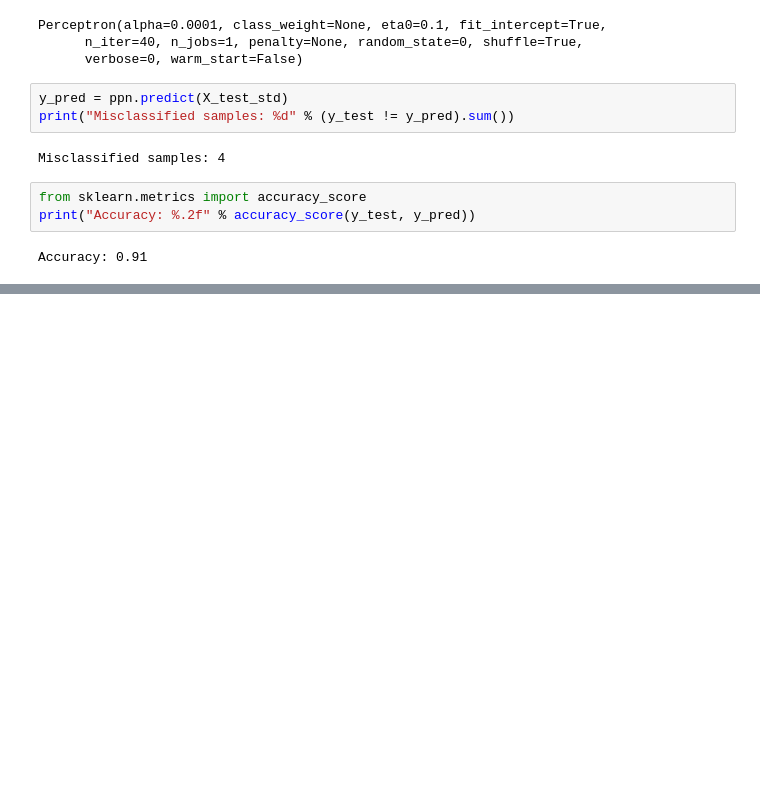
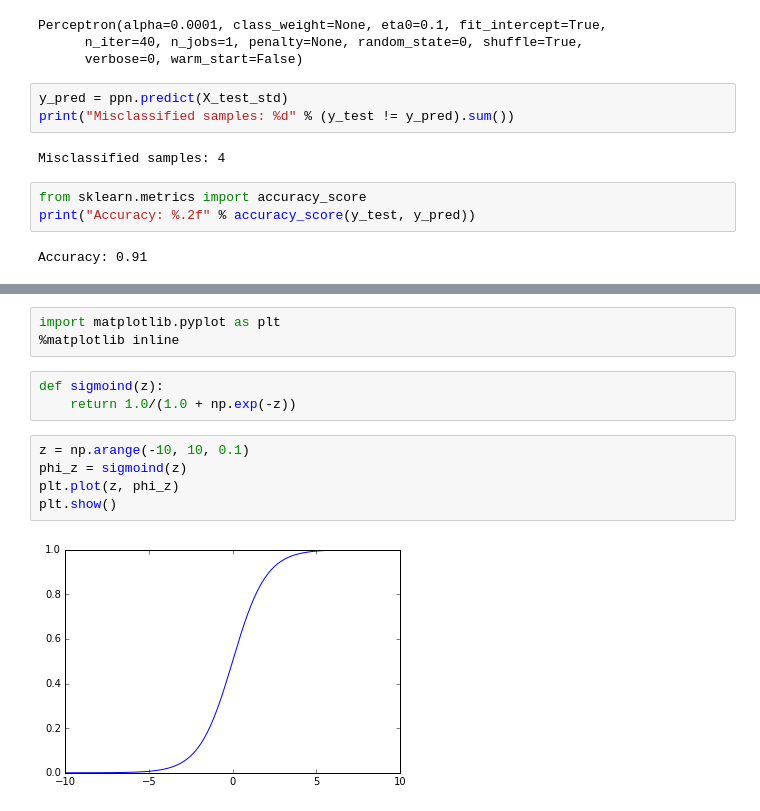
Before and after one commit to NizSlimi/Learning-ML, a Jupyter notebook: Scikit-learn-first.ipynb, the cells around one changed output, grey strips where cells are left out. Saved outputs shown, nothing was run; the diff lists cells and outputs as text; blank space fills up the shorter version.

```diff
--- a/Scikit-learn-first.ipynb
+++ b/Scikit-learn-first.ipynb
@@ -41,0 +102,13 @@ https://github.com/rasbt/python-machine-learning-book/blob/master/code/ch03/ch03
+# %%
+import matplotlib.pyplot as plt
+%matplotlib inline
+# %%
+def sigmoind(z):
+    return 1.0/(1.0 + np.exp(-z))
+# %%
+z = np.arange(-10, 10, 0.1)
+phi_z = sigmoind(z)
+plt.plot(z, phi_z)
+plt.show()
+# %% [output]
+[figure, added]
```
Also changed, not shown: parts of 3 cells of this notebook.
